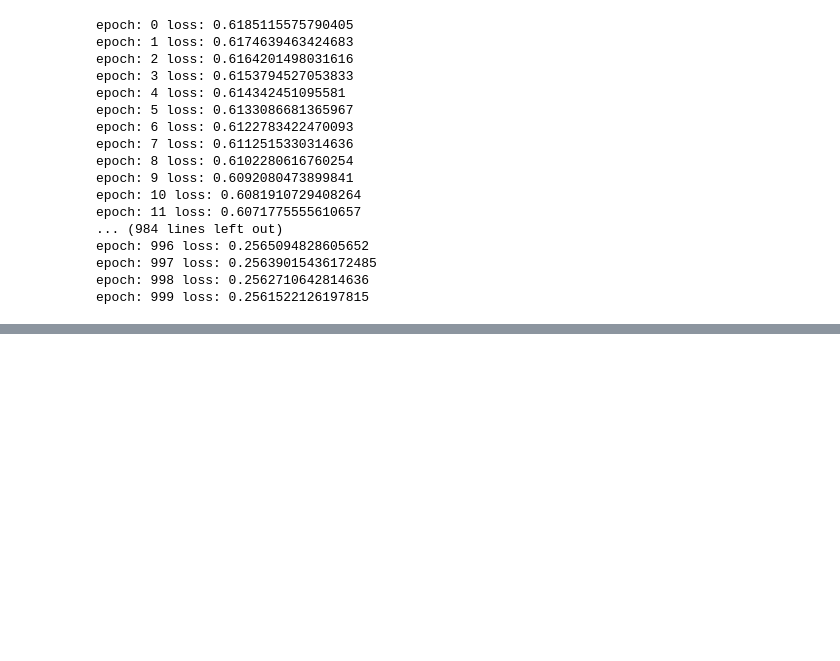
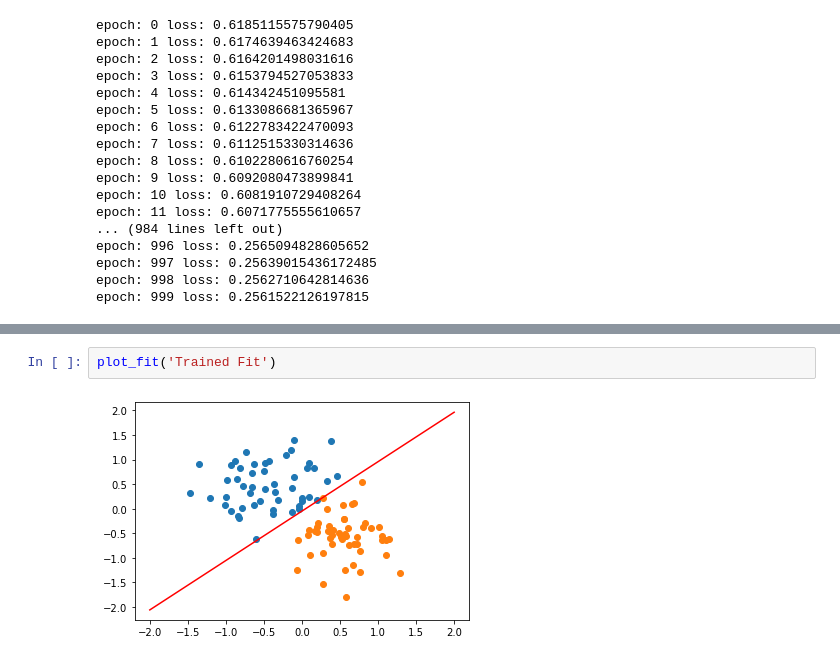
Before and after one commit to sendmail123/DataScience, a Jupyter notebook: Pytorch/Perceptron_Classifier.ipynb, the cells around one changed output, grey strips where cells are left out. Drawn from its saved outputs; the diff is of its cells as text; blank space fills up the shorter version.

```diff
--- a/Pytorch/Perceptron_Classifier.ipynb
+++ b/Pytorch/Perceptron_Classifier.ipynb
@@ -103,0 +111,4 @@ epoch: 999 loss: 0.2561522126197815
+# %%
+plot_fit('Trained Fit')
+# %% [output]
+[figure, added]
```
Also changed, not shown: parts of 1 cell of this notebook.
